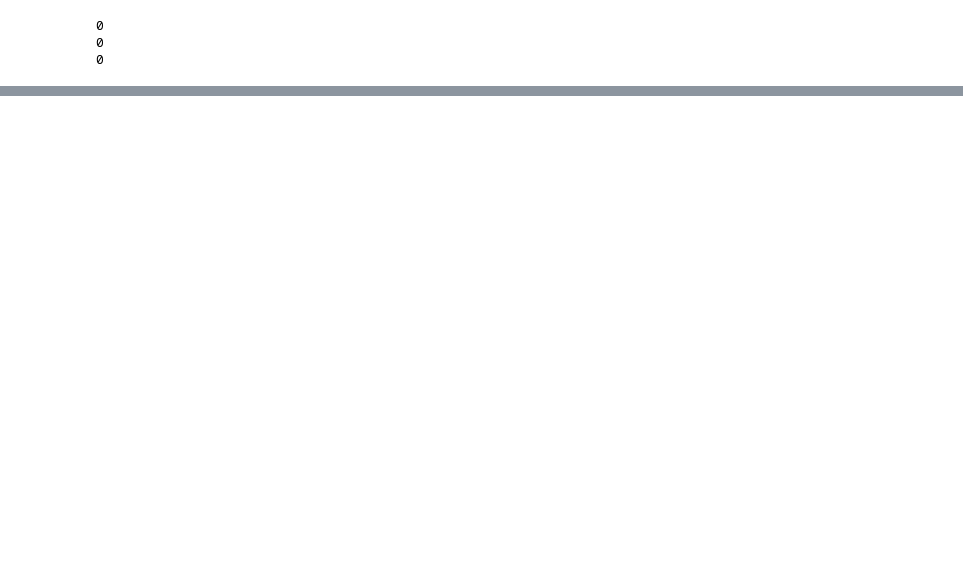
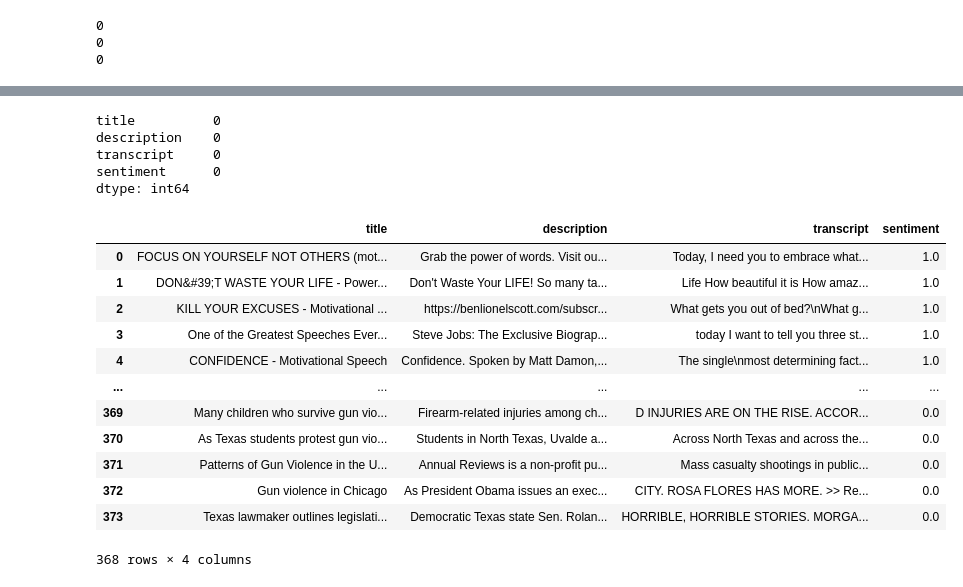
Before and after one commit to fahamin5149/Youtube-vidoes-sentiment-analysis, a Jupyter notebook: Preprocessing.ipynb, the cells around one changed output, grey strips where cells are left out. Cells and saved outputs as stored; diff of their text form; code cells hidden in the pictures; blank space fills up the shorter version.

```diff
--- a/Preprocessing.ipynb
+++ b/Preprocessing.ipynb
@@ -325,0 +401,24 @@ positive_df
+# %%
+df.isna().sum()
+# %% [output]
+title          0
+description    0
+transcript     0
+sentiment      0
+dtype: int64
+# %%
+df
+# %% [output]
+|  | title | description | transcript | sentiment |
+| 0 | FOCUS ON YOURSELF NOT OTHERS (mot... | Grab the power of words. Visit ou... | Today, I need you to embrace what... | 1.0 |
+| 1 | DON&#39;T WASTE YOUR LIFE - Power... | Don't Waste Your LIFE! So many ta... | Life How beautiful it is How amaz... | 1.0 |
+| 2 | KILL YOUR EXCUSES - Motivational ... | https://benlionelscott.com/subscr... | What gets you out of bed?\nWhat g... | 1.0 |
+| 3 | One of the Greatest Speeches Ever... | Steve Jobs: The Exclusive Biograp... | today I want to tell you three st... | 1.0 |
+| 4 | CONFIDENCE - Motivational Speech | Confidence. Spoken by Matt Damon,... | The single\nmost determining fact... | 1.0 |
+| ... | ... | ... | ... | ... |
+| 369 | Many children who survive gun vio... | Firearm-related injuries among ch... | D INJURIES ARE ON THE RISE. ACCOR... | 0.0 |
+| 370 | As Texas students protest gun vio... | Students in North Texas, Uvalde a... | Across North Texas and across the... | 0.0 |
+| 371 | Patterns of Gun Violence in the U... | Annual Reviews is a non-profit pu... | Mass casualty shootings in public... | 0.0 |
+| 372 | Gun violence in Chicago | As President Obama issues an exec... | CITY. ROSA FLORES HAS MORE. >> Re... | 0.0 |
+| 373 | Texas lawmaker outlines legislati... | Democratic Texas state Sen. Rolan... | HORRIBLE, HORRIBLE STORIES. MORGA... | 0.0 |
+368 rows × 4 columns
```
Also changed, not shown: parts of 83 cells of this notebook, 1 other file.
